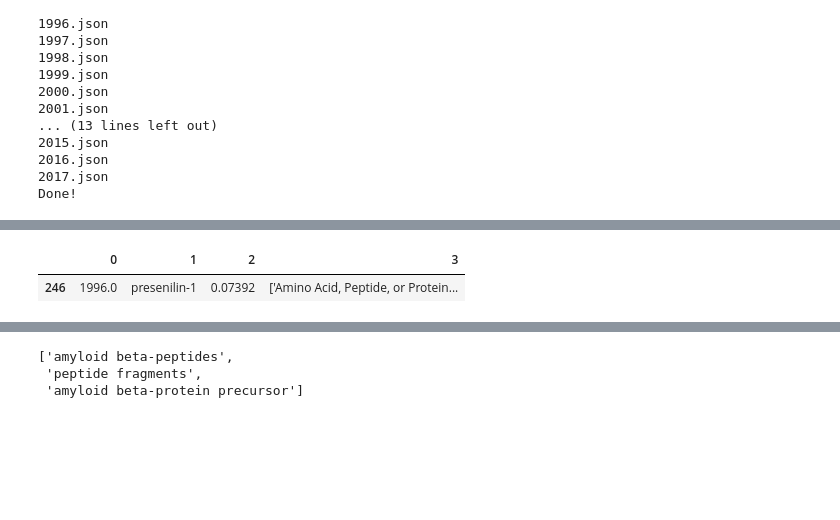
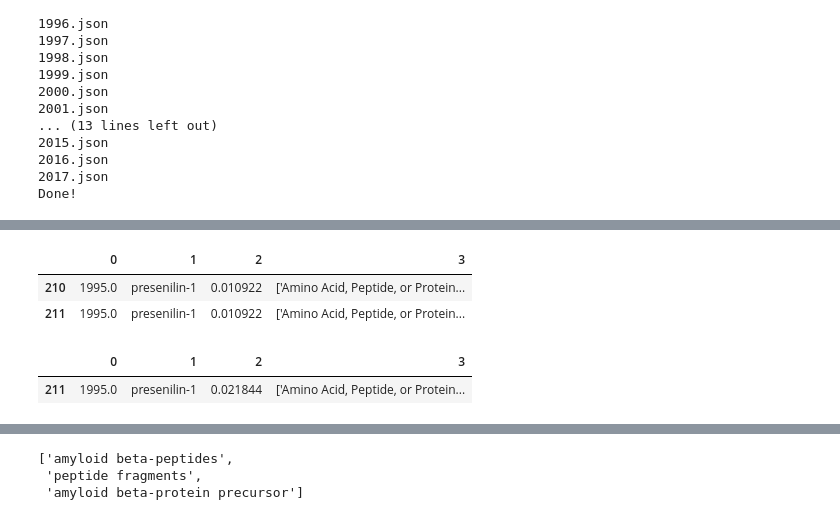
Before and after one commit to akarazeev/BioHack2017, a Jupyter notebook: main.ipynb, the cells around one changed output, grey strips where cells are left out. Cells and saved outputs as stored; diff of their text form; code cells hidden in the pictures; blank space fills up the shorter version.

```diff
--- a/main.ipynb
+++ b/main.ipynb
@@ -189,6 +183,12 @@ df
+# %%
+df[(1995.0 == df[0]) & ('presenilin-1' == df[1])]
+# %% [output]
+|  | 0 | 1 | 2 | 3 |
+| 210 | 1995.0 | presenilin-1 | 0.010922 | ['Amino Acid, Peptide, or Protein... |
+| 211 | 1995.0 | presenilin-1 | 0.010922 | ['Amino Acid, Peptide, or Protein... |
 # %%
 term_list = ['presenilin-1', 'presenilin-2', 'amyloid beta-protein precursor']
-for y in range(1996, 2018):
+for y in range(1990, 2018):
     for term in term_list:
         ind_list = df[(y == df[0]) & (term == df[1])].index.tolist()
         assert(len(ind_list) < 3)
@@ -196,18 +196,18 @@ for y in range(1996, 2018):
             ind1 = ind_list[0]
             ind2 = ind_list[1]
             add_value = df.ix[ind1].tolist()[2]
-            old_value = df.ix[ind1].tolist()[2]
+            old_value = df.ix[ind2].tolist()[2]
             df = df.set_value(ind2, 2, old_value + add_value)
             df = df.drop(ind1)
 # %%
 # TODO: Replace terms in DataFrame
 #
 # df[(1997.0 == df[0]) & ('psen1 protein, human' == df[1])][0].tolist()[0] = 10
 # df[(1997.0 == df[0]) & ('psen1 protein, human' == df[1])]
 # df = df.set_value(325, 2, 100)
 # df[(1996.0 == df[0]) & ('psen1 protein, human' == df[1])].index.tolist()
 #
-df[(1996.0 == df[0]) & ('presenilin-1' == df[1])]
+df[(1995.0 == df[0]) & ('presenilin-1' == df[1])]
 # %% [output]
 |  | 0 | 1 | 2 | 3 |
-| 246 | 1996.0 | presenilin-1 | 0.07392 | ['Amino Acid, Peptide, or Protein... |
+| 211 | 1995.0 | presenilin-1 | 0.021844 | ['Amino Acid, Peptide, or Protein... |
```
Also changed, not shown: parts of 14 cells of this notebook, 1 other file.
